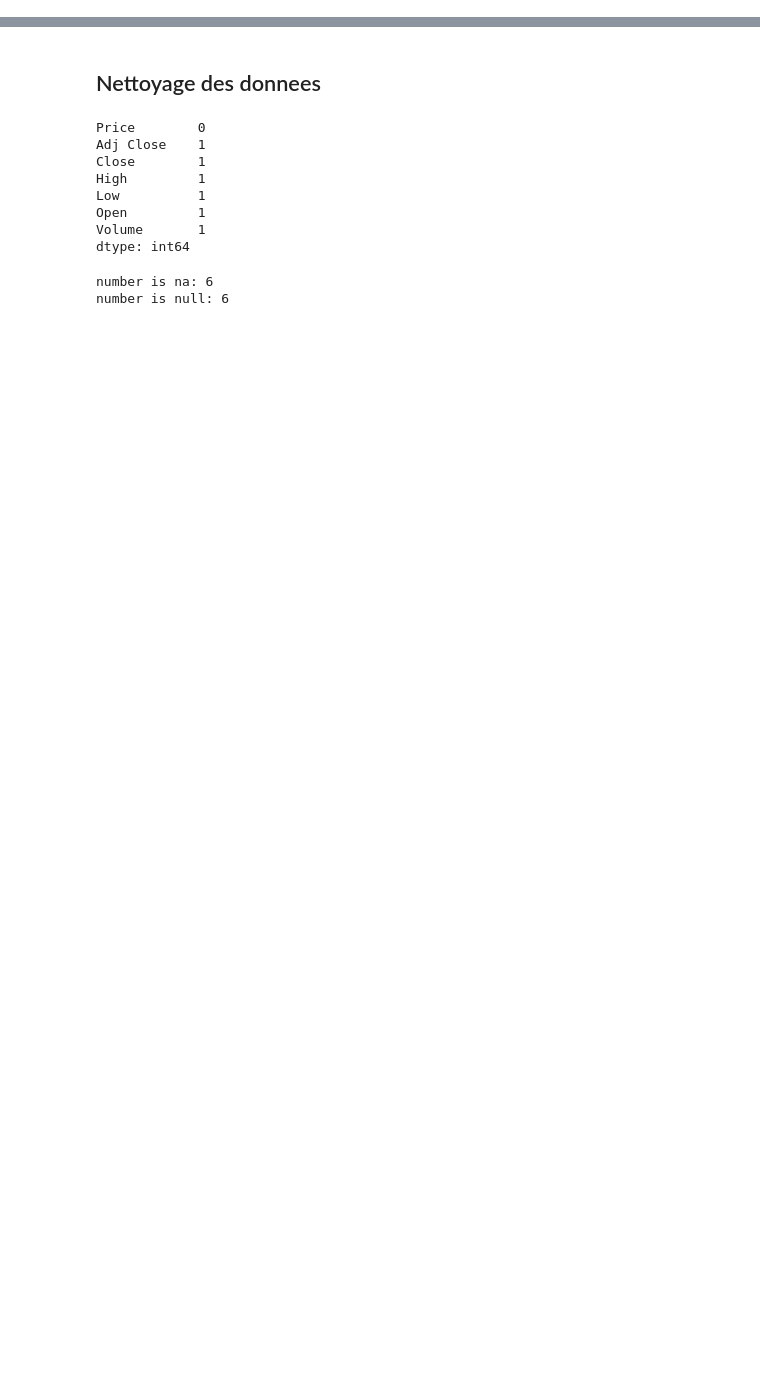
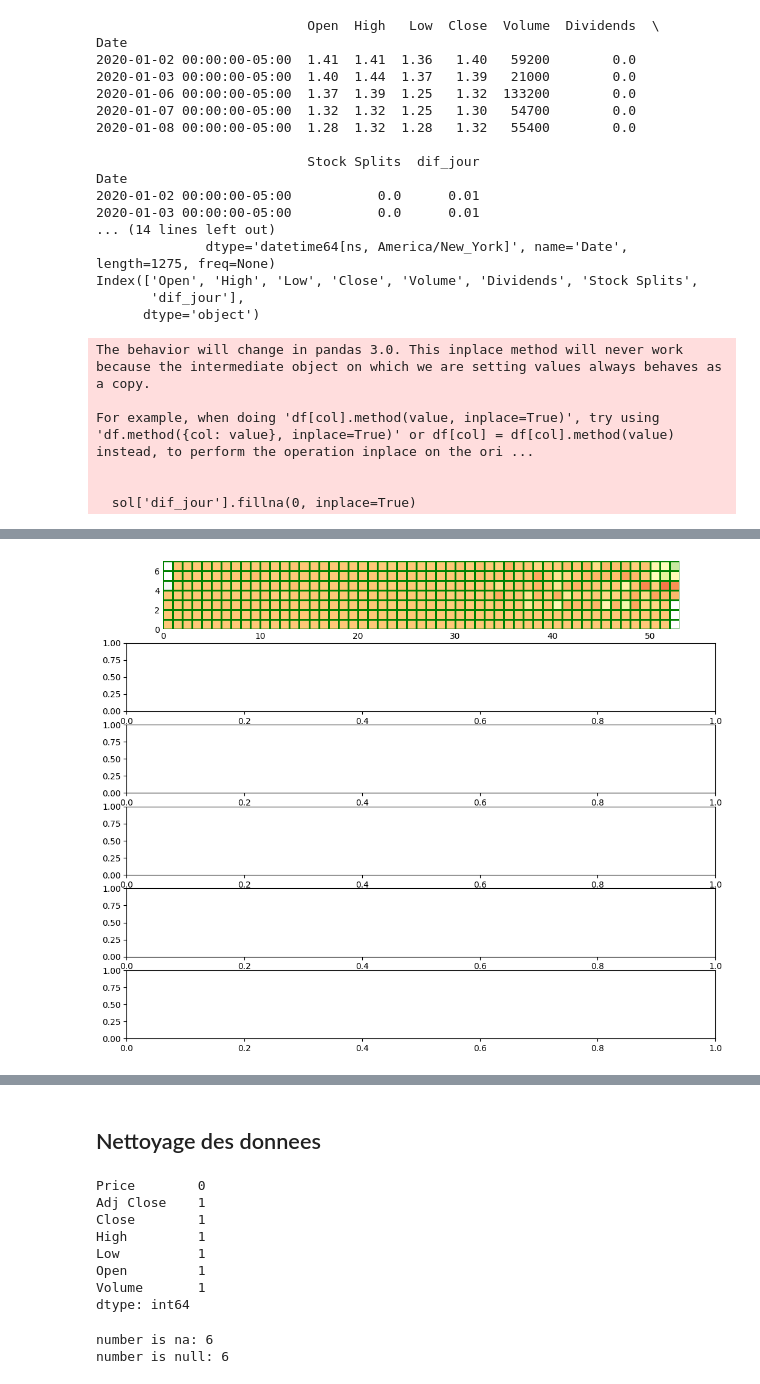
Before and after one commit to CARDONAJOSE/analytics_bourse, a Jupyter notebook: cac-40.ipynb, the cells around one changed output, grey strips where cells are left out. Cells and saved outputs as stored; diff of their text form; code cells hidden in the pictures; blank space fills up the shorter version.

```diff
--- a/cac-40.ipynb
+++ b/cac-40.ipynb
@@ -37,0 +96,67 @@ sol
+# %%
+import calplot
+import pandas as pd
+import matplotlib.pyplot as plt
+
+# Revisar la estructura inicial del DataFrame
+print(sol.head())
+print(sol.index)
+print(sol.columns)
+
+# Si 'Date' ya es el índice, resetearlo para convertirlo en columna
+if isinstance(sol.index, pd.DatetimeIndex):
+    sol.reset_index(inplace=True)
+
+# Convertir 'Date' a datetime
+sol['Date'] = pd.to_datetime(sol['Date'],format= '%Y-%m-%d' ,errors='coerce')
+
+# Eliminar filas con fechas no válidas
+sol.dropna(subset=['Date'], inplace=True)
+
+# Verificar duplicados en 'Date'
+sol = sol[~sol['Date'].duplicated(keep='first')]
+
+# Establecer 'Date' como índice
+sol.set_index('Date', inplace=True)
+
+# Verificar existencia de 'dif_jour'
+if 'dif_jour' not in sol.columns:
+    raise ValueError("La columna 'dif_jour' no existe en el DataFrame.")
+
+# Asegurar que 'dif_jour' sea numérico
+sol['dif_jour'] = pd.to_numeric(sol['dif_jour'], errors='coerce')
+
+# Reemplazar valores NaN con 0
+sol['dif_jour'].fillna(0, inplace=True)
+
+# Graficar con calplot
+calplot.calplot(sol['dif_jour'], linecolor='green', cmap='Spectral_r', linewidth=1,
+                suptitle='Calendrier', suptitle_kws={'x': 0.5, 'y': 1.0},
+                daylabels=['Lundi', 'Mardi', 'Mercredi', 'Jeudi', 'Vendredi', 'Samedi', 'Dimanche'])
+
+# Mostrar el gráfico
+plt.show()
+# %% [output]
+                           Open  High   Low  Close  Volume  Dividends  \
+Date
+2020-01-02 00:00:00-05:00  1.41  1.41  1.36   1.40   59200        0.0
+2020-01-03 00:00:00-05:00  1.40  1.44  1.37   1.39   21000        0.0
+2020-01-06 00:00:00-05:00  1.37  1.39  1.25   1.32  133200        0.0
+2020-01-07 00:00:00-05:00  1.32  1.32  1.25   1.30   54700        0.0
+2020-01-08 00:00:00-05:00  1.28  1.32  1.28   1.32   55400        0.0
+
+                           Stock Splits  dif_jour
+Date
+2020-01-02 00:00:00-05:00           0.0      0.01
+2020-01-03 00:00:00-05:00           0.0      0.01
+... (14 lines left out)
+              dtype='datetime64[ns, America/New_York]', name='Date', length=1275, freq=None)
+Index(['Open', 'High', 'Low', 'Close', 'Volume', 'Dividends', 'Stock Splits',
+       'dif_jour'],
+      dtype='object')
+The behavior will change in pandas 3.0. This inplace method will never work because the intermediate object on which we are setting values always behaves as a copy.
+
+For example, when doing 'df[col].method(value, inplace=True)', try using 'df.method({col: value}, inplace=True)' or df[col] = df[col].method(value) instead, to perform the operation inplace on the ori ...
+
+
+  sol['dif_jour'].fillna(0, inplace=True)
@@ -37,0 +164 @@ sol
+[figure, added]
```
Also changed, not shown: parts of 14 cells of this notebook, 4 other files.
